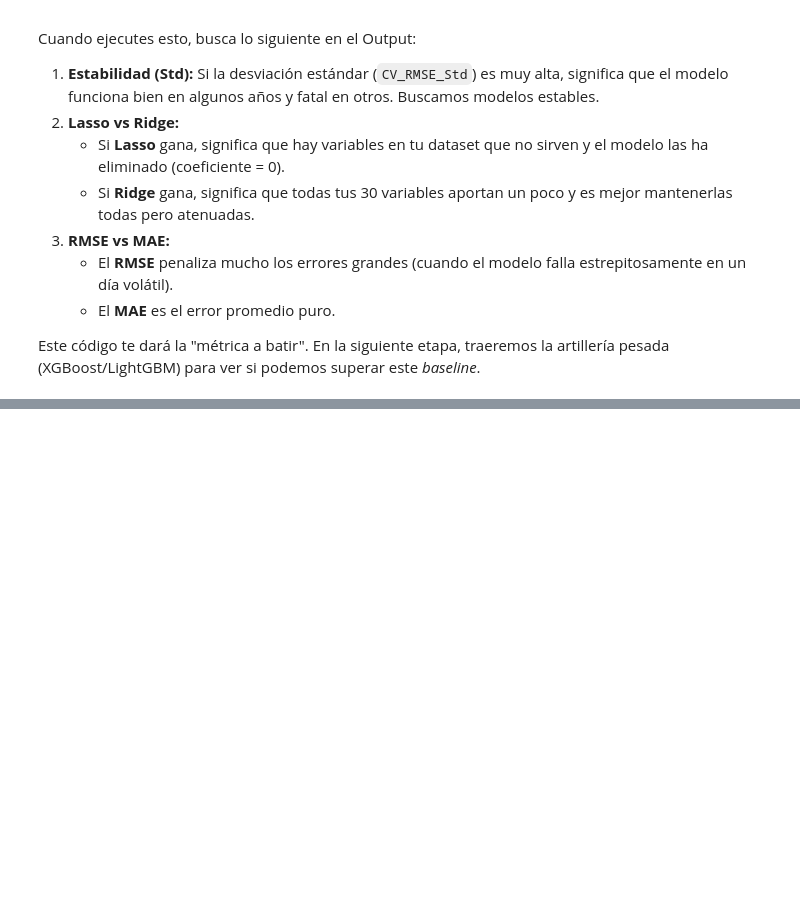
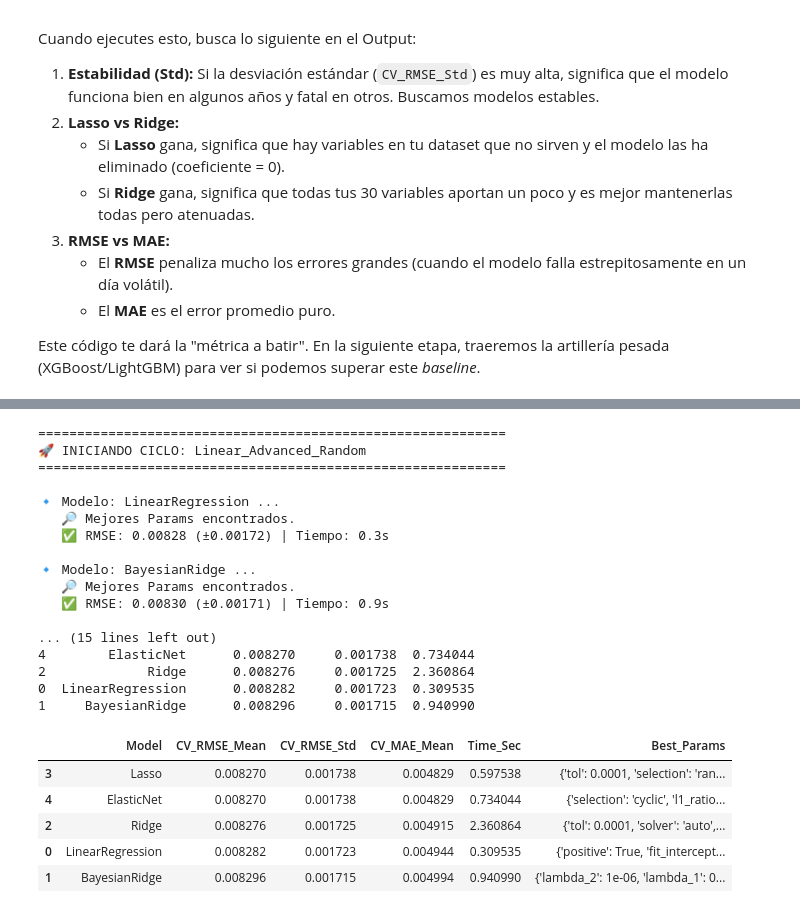
Before and after one commit to sebastianmalbaceda/gold-price-prediction, a Jupyter notebook: notebooks/gold-price-prediction.ipynb, the cells around one changed output, grey strips where cells are left out. Cells and saved outputs as stored; diff of their text form; code cells hidden in the pictures; blank space fills up the shorter version.

Commit message:
modeling tests

```diff
--- a/notebooks/gold-price-prediction.ipynb
+++ b/notebooks/gold-price-prediction.ipynb
@@ -4291,8 +4292,9 @@ El objetivo no es buscar un VIF de 1.0 (ya que hemos creado intencionalmente var
 from statsmodels.stats.outliers_influence import variance_inflation_factor
 
 # 1. Preparar matriz de predictores (Excluyendo fecha y target raw)
-df_post_trans=df_engineered.copy()
-X_final_check = df_post_trans.drop(columns=['date', 'gold_spot'], errors='ignore')
+df_engineered_final=df_engineered.copy()
+df_engineered_final.to_csv("df_engineered_final.csv", index=False)
+X_final_check = df_engineered_final.drop(columns=['date', 'gold_spot'], errors='ignore')
 
 # 2. Calcular VIF sobre las features transformadas
 vif_eng = pd.DataFrame()
@@ -4464,28 +4428,21 @@ print(f"--> Fecha corte: {dates.iloc[split_idx].date()}")
 Aplicamos estandarización ($z = (x - \mu) / \sigma$) para facilitar la convergencia de los modelos.
 **Regla de Oro:** El escalador se entrena (`fit`) **SOLO** con los datos de **Train** para evitar *Data Leakage*. Luego, ese mismo escalador transforma el Test.
 # %%
+# ----------------------------------------------------------------
+# PASO 6.3: ESCALADO (STANDARD SCALER)
+# ----------------------------------------------------------------
 scaler = StandardScaler()
 
-# 1. Ajustar (aprender media y desv) solo en Train
-scaler.fit(X_train)
+# 1. Ajustar (Fit) SOLO en Train para evitar Data Leakage
+# Nota: Esto escalará también las variables cíclicas (seno/coseno), lo cual es correcto.
+scaler.fit(X_train_raw)
 
 # 2. Transformar ambos
-X_train_scaled = pd.DataFrame(scaler.transform(X_train), columns=X.columns, index=X_train.index)
-X_test_scaled = pd.DataFrame(scaler.transform(X_test), columns=X.columns, index=X_test.index)
+X_train_scaled = pd.DataFrame(scaler.transform(X_train_raw), columns=X.columns, index=X_train_raw.index)
+X_test_scaled = pd.DataFrame(scaler.transform(X_test_raw), columns=X.columns, index=X_test_raw.index)
 
-print("Datos escalados correctamente (Mean=0, Std=1).")
-print(f"Ejemplo de media train (debe ser ~0): {X_train_scaled.iloc[:, 0].mean():.4f}")
-print(f"Ejemplo de media test (NO tiene que ser 0): {X_test_scaled.iloc[:, 0].mean():.4f}")
-
-# 3. Guardado Final para Modelado
-# Guardamos los CSV listos para cargar en la siguiente fase de Modelado
-X_train_scaled.to_csv("X_train.csv", index=False)
-y_train.to_csv("y_train.csv", index=False)
-X_test_scaled.to_csv("X_test.csv", index=False)
-y_test.to_csv("y_test.csv", index=False)
-
-# Guardar también fechas de test para gráficas
-test_dates.to_csv("test_dates.csv", index=False)
-
-print("\nArchivos listos para la fase de Modelado (X_train.csv, etc.)")
+# Verificación rápida
+print("\nVerificación de Escalado (Train):")
+print(f"Media ~0: {X_train_scaled.values.mean():.4f}")
+print(f"Std   ~1: {X_train_scaled.values.std():.4f}")
 # %% [output]
@@ -4875,0 +4960,26 @@ Cargando datos de Test...
+# %%
+run_training_cycle(models_linear_rand, "Linear_Advanced_Random")
+# %% [output]
+============================================================
+🚀 INICIANDO CICLO: Linear_Advanced_Random
+============================================================
+
+🔹 Modelo: LinearRegression ...
+   🔎 Mejores Params encontrados.
+   ✅ RMSE: 0.00828 (±0.00172) | Tiempo: 0.3s
+
+🔹 Modelo: BayesianRidge ...
+   🔎 Mejores Params encontrados.
+   ✅ RMSE: 0.00830 (±0.00171) | Tiempo: 0.9s
+
+... (15 lines left out)
+4        ElasticNet      0.008270     0.001738  0.734044
+2             Ridge      0.008276     0.001725  2.360864
+0  LinearRegression      0.008282     0.001723  0.309535
+1     BayesianRidge      0.008296     0.001715  0.940990
+|  | Model | CV_RMSE_Mean | CV_RMSE_Std | CV_MAE_Mean | Time_Sec | Best_Params |
+| 3 | Lasso | 0.008270 | 0.001738 | 0.004829 | 0.597538 | {'tol': 0.0001, 'selection': 'ran... |
+| 4 | ElasticNet | 0.008270 | 0.001738 | 0.004829 | 0.734044 | {'selection': 'cyclic', 'l1_ratio... |
+| 2 | Ridge | 0.008276 | 0.001725 | 0.004915 | 2.360864 | {'tol': 0.0001, 'solver': 'auto',... |
+| 0 | LinearRegression | 0.008282 | 0.001723 | 0.004944 | 0.309535 | {'positive': True, 'fit_intercept... |
+| 1 | BayesianRidge | 0.008296 | 0.001715 | 0.004994 | 0.940990 | {'lambda_2': 1e-06, 'lambda_1': 0... |
```
Also changed, not shown: parts of 21 cells of this notebook, 1 other file.
